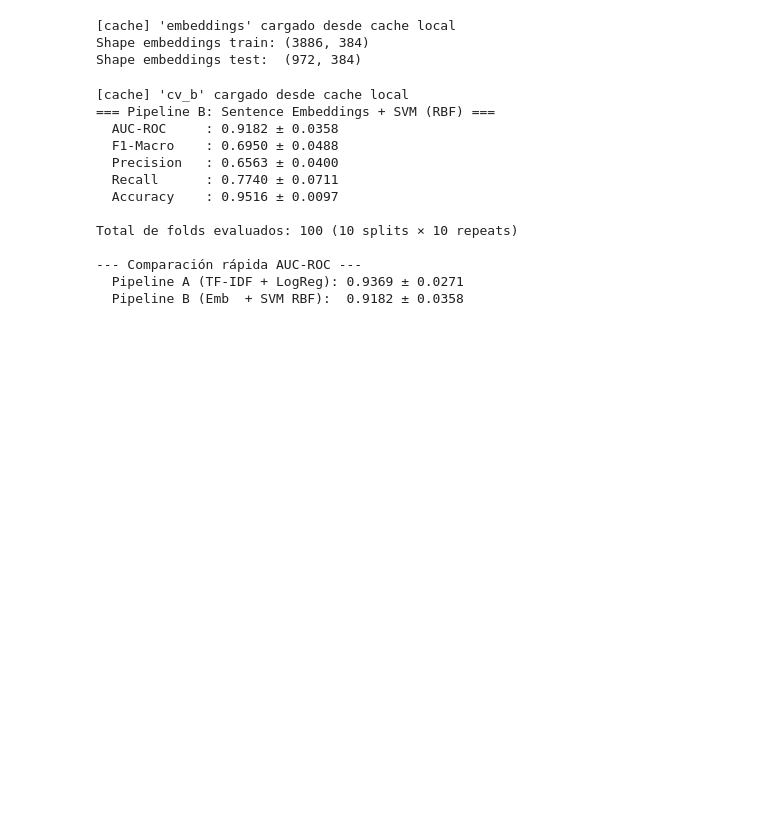
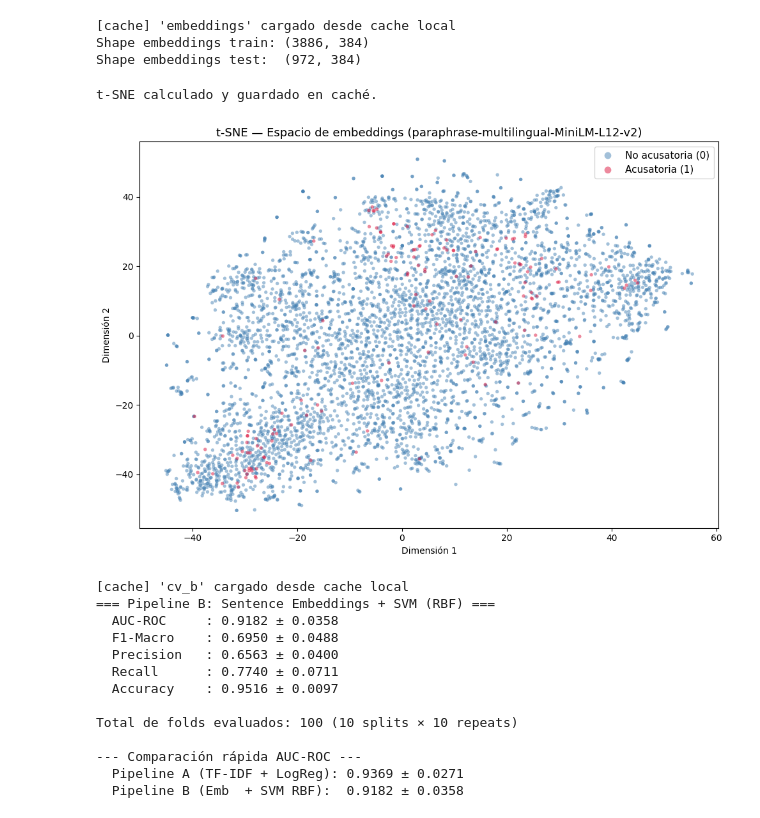
Before and after one commit to rosvjames/machineLearningProyecto, a Jupyter notebook: proyectoML.ipynb, the cells around one changed output. Saved outputs shown, nothing was run; the diff lists cells and outputs as text; code cells hidden in the pictures; blank space fills up the shorter version.

Commit message:
Implementacion final de TSNE y conclusiones

```diff
--- a/proyectoML.ipynb
+++ b/proyectoML.ipynb
@@ -566,6 +566,44 @@ print(f"Shape embeddings test:  {X_test_emb.shape}")
 [cache] 'embeddings' cargado desde cache local
 Shape embeddings train: (3886, 384)
 Shape embeddings test:  (972, 384)
+# %%
+# PROMPT: "Genera una visualización t-SNE en 2D del espacio de features (usa los embeddings o
+# la matriz TF-IDF). Colorea cada punto según su label (0=azul, 1=rojo). Usa perplexity=30
+# y random_state=42. Agrega leyenda."
+
+import matplotlib.pyplot as plt
+from sklearn.manifold import TSNE
+import joblib, os
+
+TSNE_CACHE = os.path.join(CACHE_DIR, 'tsne_2d.pkl')
+
+if not FORCE_RECOMPUTE and os.path.exists(TSNE_CACHE):
+    X_2d, y_all = joblib.load(TSNE_CACHE)
+    print("t-SNE cargado desde caché.")
+else:
+    X_all_emb = np.vstack([X_train_emb, X_test_emb])
+    y_all     = np.concatenate([y_train, y_test])
+    tsne  = TSNE(n_components=2, perplexity=30, random_state=42)
+    X_2d  = tsne.fit_transform(X_all_emb)
+    joblib.dump((X_2d, y_all), TSNE_CACHE)
+    print("t-SNE calculado y guardado en caché.")
+
+fig, ax = plt.subplots(figsize=(10, 7))
+for label, color, name in [(0, 'steelblue', 'No acusatoria (0)'),
+                            (1, 'crimson',   'Acusatoria (1)')]:
+    mask = y_all == label
+    ax.scatter(X_2d[mask, 0], X_2d[mask, 1],
+               c=color, label=name, alpha=0.5, s=15, edgecolors='none')
+
+ax.set_title('t-SNE — Espacio de embeddings (paraphrase-multilingual-MiniLM-L12-v2)', fontsize=13)
+ax.set_xlabel('Dimensión 1')
+ax.set_ylabel('Dimensión 2')
+ax.legend(markerscale=2, fontsize=11)
+plt.tight_layout()
+plt.show()
+# %% [output]
+t-SNE calculado y guardado en caché.
+[figure, added]
 # %%
 # --- Celda 2: SVM + RepeatedStratifiedKFold 10x10 ---
 # Los embeddings son fijos (modelo preentrenado, no aprende del corpus),
```
Also changed, not shown: parts of 3 cells of this notebook.
